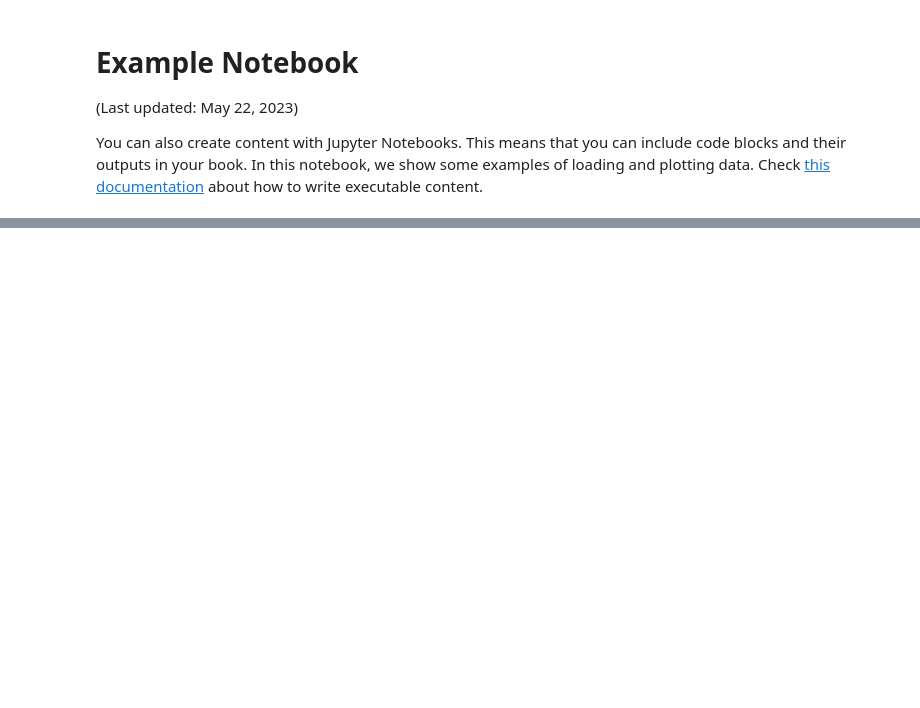
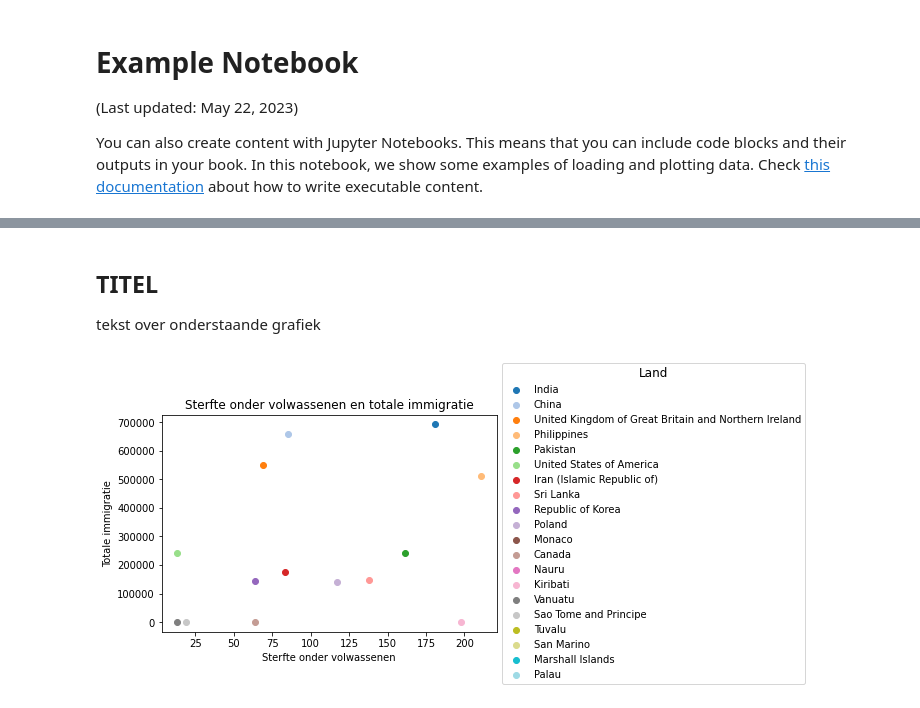
Before and after one commit to mitchell-2/IV, a Jupyter notebook: _sources/docs/notebook.ipynb, the cells around one changed output, grey strips where cells are left out. Drawn from its saved outputs; the diff is of its cells as text; code cells hidden in the pictures; blank space fills up the shorter version.

```diff
--- a/_sources/docs/notebook.ipynb
+++ b/_sources/docs/notebook.ipynb
@@ -65,0 +152,45 @@ g2
+# %% [markdown]
+## TITEL
+
+tekst over onderstaande grafiek
+# %%
+# voegt datasets samen op basis van land
+samendf = pd.merge(df2, df1, on='Country')
+
+# verwijdert duplicaten in de samengevoegde dataset
+samendf.drop_duplicates(subset='Country', inplace=True)
+
+# sorteert aflopend op basis van totale immigratie
+samendf.sort_values('Total', ascending=False, inplace=True)
+
+# selecteert hoogste en laagste landen op basis van totale immigratie
+hoogste_10_landen2 = samendf.head(10)
+laagste_10_landen2 = samendf.tail(10)
+
+# voegt de hoogste en laagste landen samen
+samen_extreme_landen = pd.concat([hoogste_10_landen2, laagste_10_landen2])
+
+# geeft elk land een andere kleur
+aantal_countries = len(samen_extreme_landen)
+kleuren = plt.cm.tab20(np.linspace(0, 1, aantal_countries))
+
+# plot de levensverwachting en totale immigratie per land
+fig, assen2 = plt.subplots()
+for i, country in enumerate(samen_extreme_landen.iterrows()):
+    assen2.scatter(country[1]['Adult Mortality'], country[1]['Total'], color=kleuren[i], label=country[1]['Country'])
+
+# voegt labels toe aan de plot
+plt.xlabel('Sterfte onder volwassenen')
+plt.ylabel('Totale immigratie')
+
+# voegt een titel toe aan de plot
+plt.title('Sterfte onder volwassenen en totale immigratie')
+
+# maakt een legenda voor de plot buiten de plot
+legend = plt.legend(title='Land', loc='center left', bbox_to_anchor=(1, 0.5))
+plt.setp(legend.get_title(), fontsize='large')
+
+# laat de plot zien
+plt.show()
+# %% [output]
+[figure, added]
```
Also changed, not shown: parts of 22 cells of this notebook, 8 other files.
